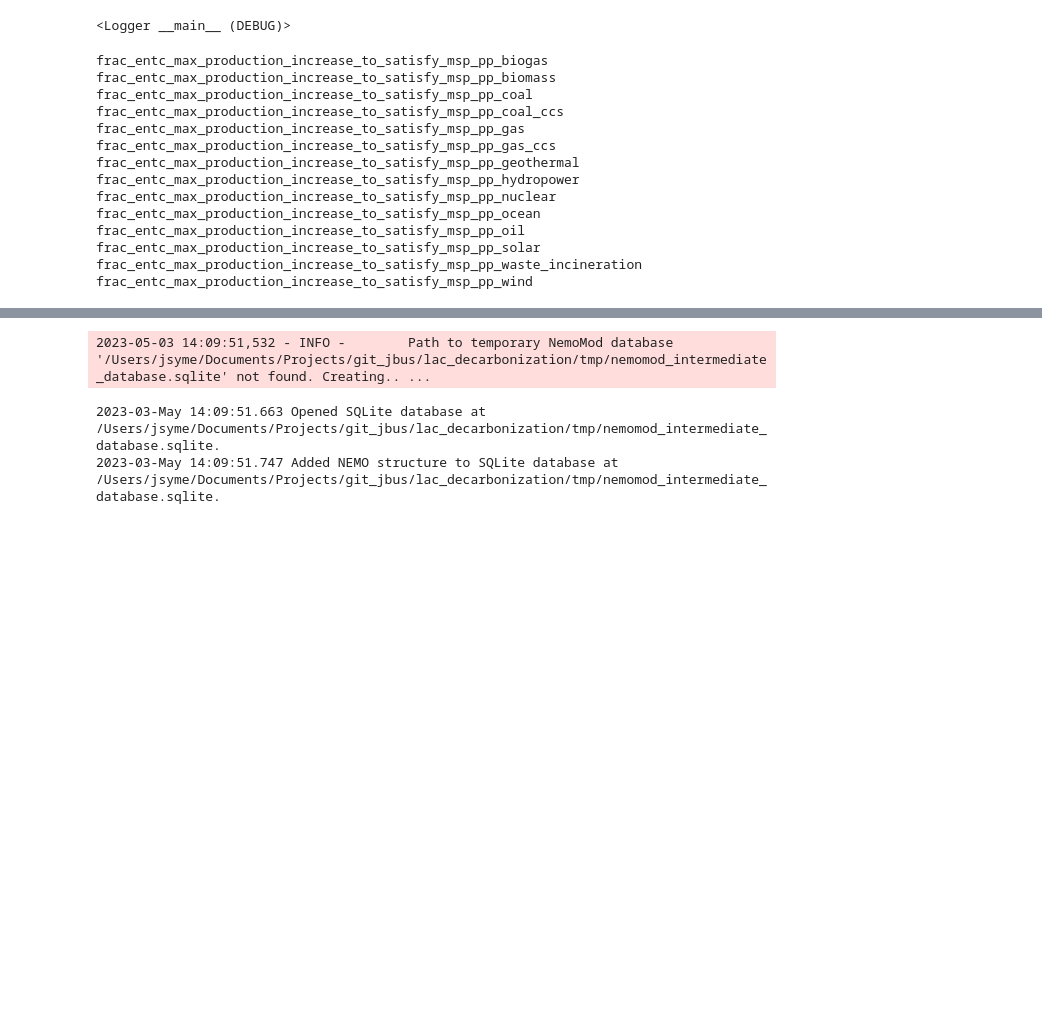
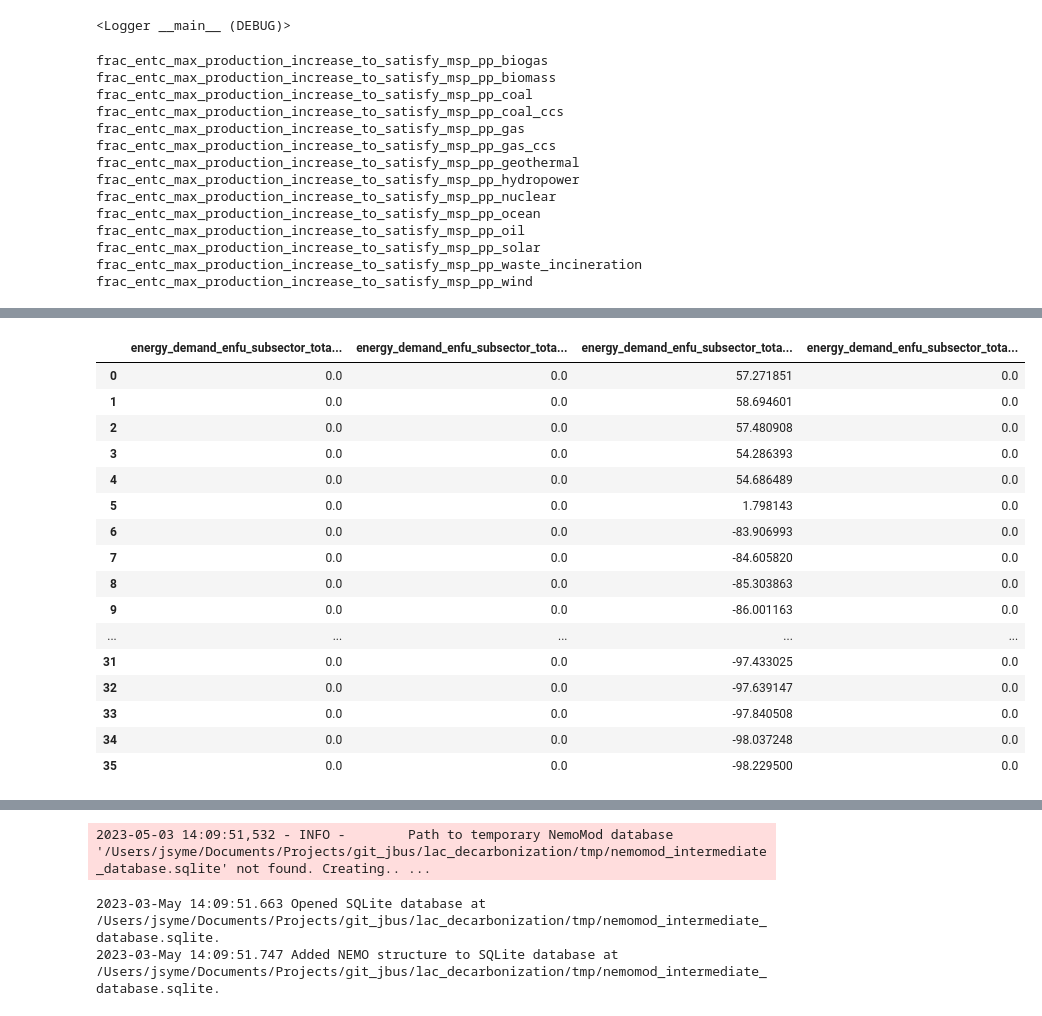
Before and after one commit to jarojasag/lac_decarbonization, a Jupyter notebook: python/build_energy.ipynb, the cells around one changed output, grey strips where cells are left out. Drawn from its saved outputs; the diff is of its cells as text; code cells hidden in the pictures; blank space fills up the shorter version.

```diff
--- a/python/build_energy.ipynb
+++ b/python/build_energy.ipynb
@@ -135,7 +135,7 @@ attr_strat = sa.model_attributes.dict_attributes.get("dim_strategy_id")
 model_afolu = mafl.AFOLU(sa.model_attributes);
 model_circecon = mc.CircularEconomy(sa.model_attributes);
 model_ippu = mi.IPPU(sa.model_attributes);
-model_elec = ml.ElectricEnergy(sa.model_attributes, sa.dir_jl, sa.dir_ref_nemo, logger = logger, initialize_julia = True);
+model_elec = ml.ElectricEnergy(sa.model_attributes, sa.dir_jl, sa.dir_ref_nemo, logger = logger, initialize_julia = False);
 model_energy = me.NonElectricEnergy(sa.model_attributes);
 
 
@@ -223,12 +223,12 @@ def run_strat(
 
 
     df_elec = None
-    if True:
+    if False:
         os.remove(sa.fp_sqlite_nemomod_db_tmp) if os.path.exists(sa.fp_sqlite_nemomod_db_tmp) else None
         engine = sqlalchemy.create_engine(f"sqlite:///{sa.fp_sqlite_nemomod_db_tmp}")
         t0 = time.time()
         df_elec = model_elec.project(df_cs_integrated, engine = engine, regions = "brazil")
         t1 = time.time()
-
+        ?
     return df_cs_integrated, df_elec
 # %% [output]
@@ -252,2 +254,24 @@ WARNING: replacing module SISEPUEDEPJSF.
+# %%
+df_elec_trajectories, df_elec = run_strat(0, df_cs_integrated_0, df_fake_data_0)
+
+df_elec_trajectories[[x for x in df_elec_trajectories.columns if ("hydrocarbon_gas" in x) and ("energy_demand") in x]]
+# %% [output]
+|  | energy_demand_enfu_subsector_tota... | energy_demand_enfu_subsector_tota... | energy_demand_enfu_subsector_tota... | energy_demand_enfu_subsector_tota... |
+| 0 | 0.0 | 0.0 | 57.271851 | 0.0 |
+| 1 | 0.0 | 0.0 | 58.694601 | 0.0 |
+| 2 | 0.0 | 0.0 | 57.480908 | 0.0 |
+| 3 | 0.0 | 0.0 | 54.286393 | 0.0 |
+| 4 | 0.0 | 0.0 | 54.686489 | 0.0 |
+| 5 | 0.0 | 0.0 | 1.798143 | 0.0 |
+| 6 | 0.0 | 0.0 | -83.906993 | 0.0 |
+| 7 | 0.0 | 0.0 | -84.605820 | 0.0 |
+| 8 | 0.0 | 0.0 | -85.303863 | 0.0 |
+| 9 | 0.0 | 0.0 | -86.001163 | 0.0 |
+| ... | ... | ... | ... | ... |
+| 31 | 0.0 | 0.0 | -97.433025 | 0.0 |
+| 32 | 0.0 | 0.0 | -97.639147 | 0.0 |
+| 33 | 0.0 | 0.0 | -97.840508 | 0.0 |
+| 34 | 0.0 | 0.0 | -98.037248 | 0.0 |
+| 35 | 0.0 | 0.0 | -98.229500 | 0.0 |
 # %%
 df_elec_trajectories, df_elec = run_strat(0, df_cs_integrated_0, df_fake_data_0)
```
Also changed, not shown: parts of 5 cells of this notebook, 7 other files.
